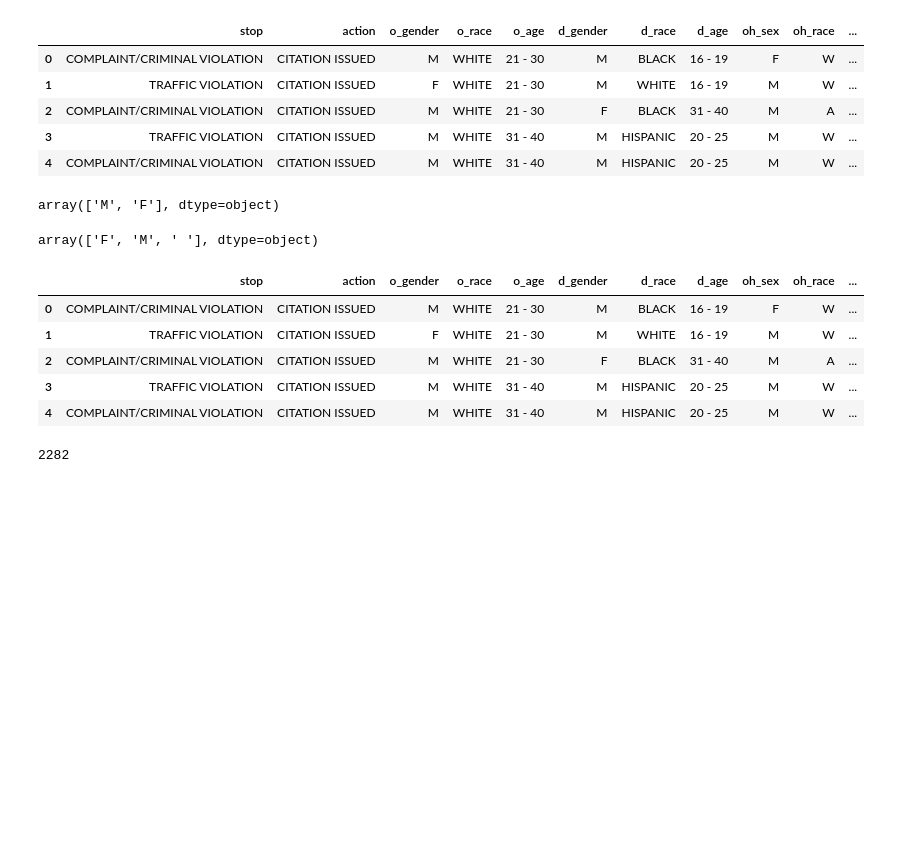
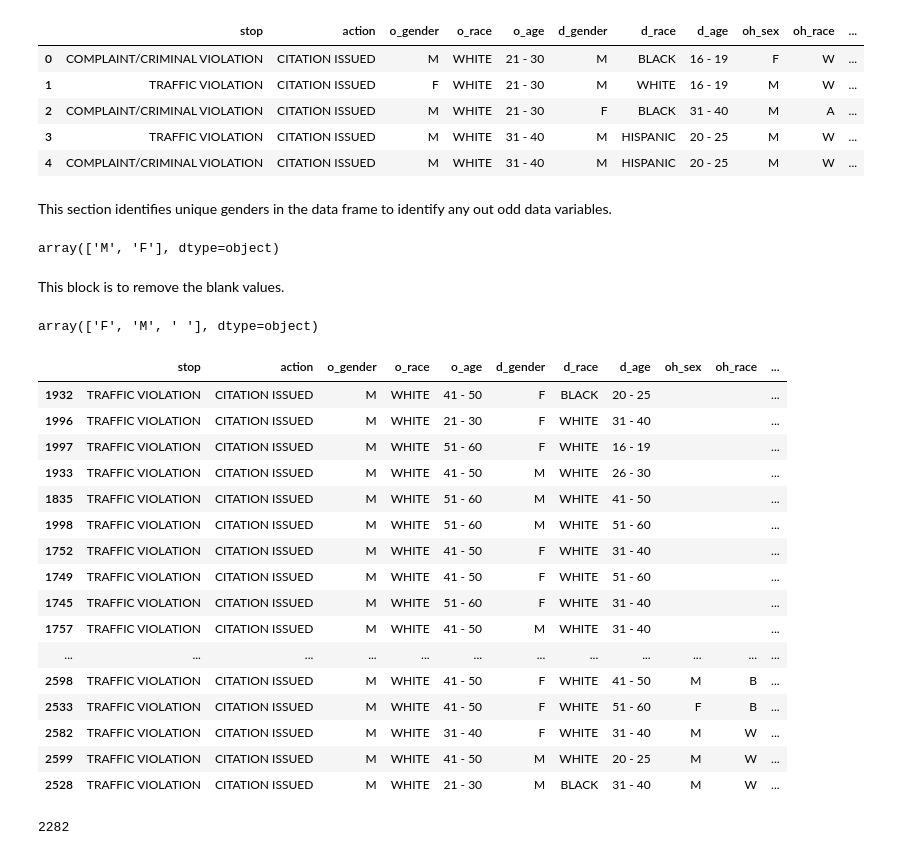
Before and after one commit to dmorton714/lmpd, a Jupyter notebook: lmpd_cleaned.ipynb, the cells around one changed output. Cells and saved outputs as stored; diff of their text form; code cells hidden in the pictures; blank space fills up the shorter version.

```diff
--- a/lmpd_cleaned.ipynb
+++ b/lmpd_cleaned.ipynb
@@ -118,25 +118,44 @@ df4.head()
 | 2 | COMPLAINT/CRIMINAL VIOLATION | CITATION ISSUED | M | WHITE | 21 - 30 | F | BLACK | 31 - 40 | M | A | ... |
 | 3 | TRAFFIC VIOLATION | CITATION ISSUED | M | WHITE | 31 - 40 | M | HISPANIC | 20 - 25 | M | W | ... |
 | 4 | COMPLAINT/CRIMINAL VIOLATION | CITATION ISSUED | M | WHITE | 31 - 40 | M | HISPANIC | 20 - 25 | M | W | ... |
+# %% [markdown]
+This section identifies unique genders in the data frame to identify any out odd data variables.
 # %%
 df4.o_gender.unique()
 # %% [output]
 array(['M', 'F'], dtype=object)
+# %% [markdown]
+This block is to remove the blank values.
 # %%
 df4['oh_sex'] = df4['oh_sex'].fillna(' ')
 df4.oh_sex.unique()
 # %% [output]
 array(['F', 'M', ' '], dtype=object)
-# %%
-df4.groupby(by='oh_age')
-df4.head()
-# %% [output]
-|  | stop | action | o_gender | o_race | o_age | d_gender | d_race | d_age | oh_sex | oh_race | ... |
-| 0 | COMPLAINT/CRIMINAL VIOLATION | CITATION ISSUED | M | WHITE | 21 - 30 | M | BLACK | 16 - 19 | F | W | ... |
-| 1 | TRAFFIC VIOLATION | CITATION ISSUED | F | WHITE | 21 - 30 | M | WHITE | 16 - 19 | M | W | ... |
-| 2 | COMPLAINT/CRIMINAL VIOLATION | CITATION ISSUED | M | WHITE | 21 - 30 | F | BLACK | 31 - 40 | M | A | ... |
-| 3 | TRAFFIC VIOLATION | CITATION ISSUED | M | WHITE | 31 - 40 | M | HISPANIC | 20 - 25 | M | W | ... |
-| 4 | COMPLAINT/CRIMINAL VIOLATION | CITATION ISSUED | M | WHITE | 31 - 40 | M | HISPANIC | 20 - 25 | M | W | ... |
+# %%
+# df4.groupby(by='oh_age')
+# df4.sort_values('oh_age')
+# df4.sort_values(by=['oh_age'], ascending=True)
+# sorted_df = df4.sort_values(by=['oh_age'], ascending=True)
+df4.sort_values(by=['oh_age'], inplace=True)
+df4.head(40)
+# %% [output]
+|  | stop | action | o_gender | o_race | o_age | d_gender | d_race | d_age | oh_sex | oh_race | ... |
+| 1932 | TRAFFIC VIOLATION | CITATION ISSUED | M | WHITE | 41 - 50 | F | BLACK | 20 - 25 |  |  | ... |
+| 1996 | TRAFFIC VIOLATION | CITATION ISSUED | M | WHITE | 21 - 30 | F | WHITE | 31 - 40 |  |  | ... |
+| 1997 | TRAFFIC VIOLATION | CITATION ISSUED | M | WHITE | 51 - 60 | F | WHITE | 16 - 19 |  |  | ... |
+| 1933 | TRAFFIC VIOLATION | CITATION ISSUED | M | WHITE | 41 - 50 | M | WHITE | 26 - 30 |  |  | ... |
+| 1835 | TRAFFIC VIOLATION | CITATION ISSUED | M | WHITE | 51 - 60 | M | WHITE | 41 - 50 |  |  | ... |
+| 1998 | TRAFFIC VIOLATION | CITATION ISSUED | M | WHITE | 51 - 60 | M | WHITE | 51 - 60 |  |  | ... |
+| 1752 | TRAFFIC VIOLATION | CITATION ISSUED | M | WHITE | 41 - 50 | F | WHITE | 31 - 40 |  |  | ... |
+| 1749 | TRAFFIC VIOLATION | CITATION ISSUED | M | WHITE | 41 - 50 | F | WHITE | 51 - 60 |  |  | ... |
+| 1745 | TRAFFIC VIOLATION | CITATION ISSUED | M | WHITE | 51 - 60 | F | WHITE | 31 - 40 |  |  | ... |
+| 1757 | TRAFFIC VIOLATION | CITATION ISSUED | M | WHITE | 41 - 50 | M | WHITE | 31 - 40 |  |  | ... |
+| ... | ... | ... | ... | ... | ... | ... | ... | ... | ... | ... | ... |
+| 2598 | TRAFFIC VIOLATION | CITATION ISSUED | M | WHITE | 41 - 50 | F | WHITE | 41 - 50 | M | B | ... |
+| 2533 | TRAFFIC VIOLATION | CITATION ISSUED | M | WHITE | 41 - 50 | F | WHITE | 51 - 60 | F | B | ... |
+| 2582 | TRAFFIC VIOLATION | CITATION ISSUED | M | WHITE | 31 - 40 | F | WHITE | 31 - 40 | M | W | ... |
+| 2599 | TRAFFIC VIOLATION | CITATION ISSUED | M | WHITE | 41 - 50 | M | WHITE | 20 - 25 | M | W | ... |
+| 2528 | TRAFFIC VIOLATION | CITATION ISSUED | M | WHITE | 21 - 30 | M | BLACK | 31 - 40 | M | W | ... |
 # %%
 sum(df4.oh_sex == 'M')
 # %% [output]
```
